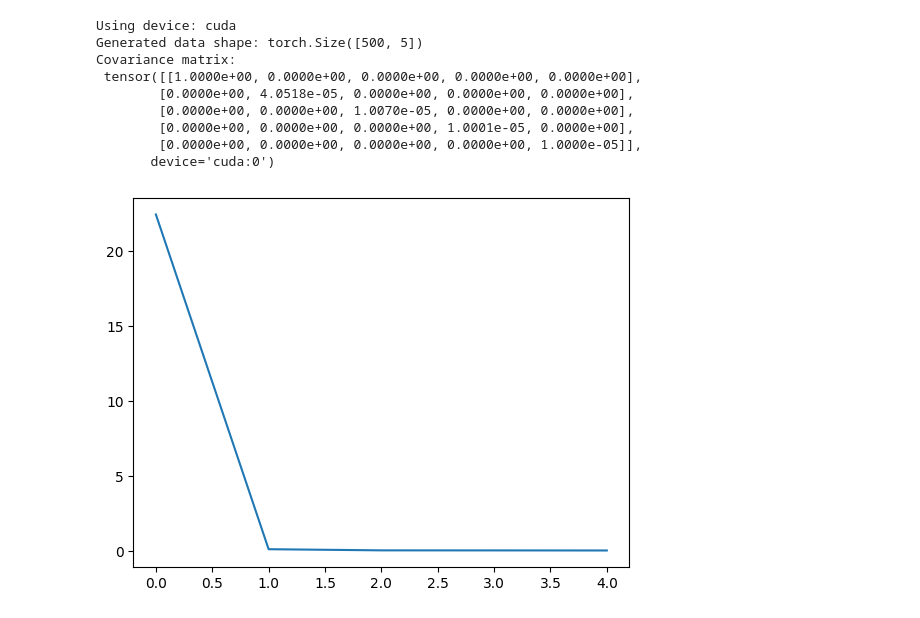
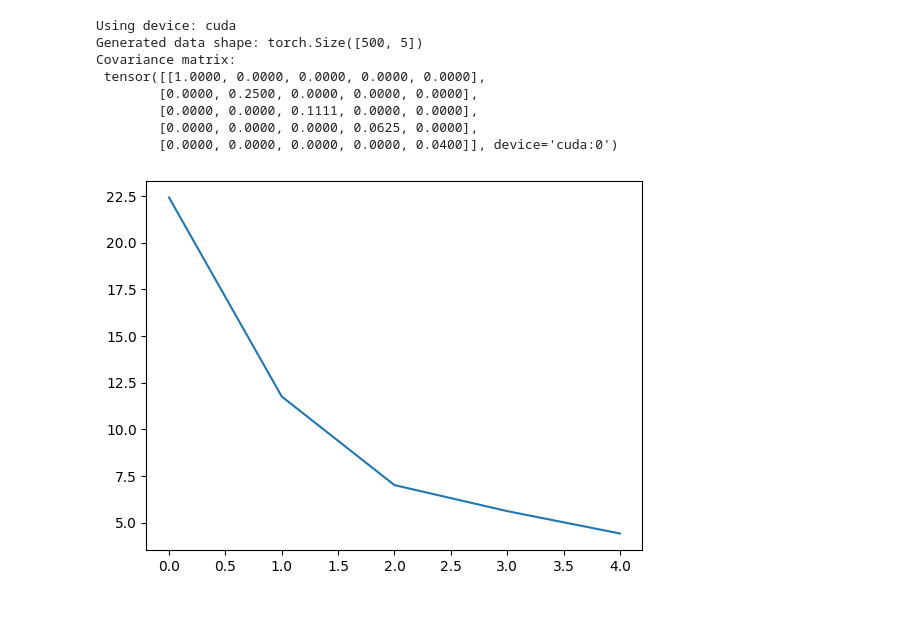
Before and after one commit to RoyRin/ripple_bench, a Jupyter notebook: notebooks/LEACE_explore.ipynb, the cells around one changed output. Saved outputs shown, nothing was run; the diff lists cells and outputs as text; code cells hidden in the pictures.

```diff
--- a/notebooks/LEACE_explore.ipynb
+++ b/notebooks/LEACE_explore.ipynb
@@ -7,64 +14,47 @@ end goal:
 # %%
 import torch
-import torch
+from importlib import reload
+from pathlib import Path
 
-def generate_powerlaw_gaussian_dataset(n_samples, n_features, alpha=2.0, epsilon=1e-5, device=torch.device("cpu"), seed=42):
-    """
-    Generates a Gaussian dataset with a power law diminishing covariance matrix.
+from unlearning.datasets import gaussian
 
-    """
+BASE_DIR = Path("/n/home04/rrinberg/data_dir__sneel/Lab/rrinberg/results")
 
-    # Set the random seed for reproducibility
-    torch.manual_seed(seed)
 
-    # Create a vector of variances that decay with power law.
-    # Variance for feature i: 1/(i+1)^alpha + epsilon
-    indices = torch.arange(1, n_features + 1, dtype=torch.float32, device=device)
-    variances = 1.0 / (indices ** alpha) + epsilon
 
-    # Build the diagonal covariance matrix
-    cov_matrix = torch.diag(variances)
 
-    # Define the zero mean for all features
-    mean = torch.zeros(n_features, device=device)
-
-    # Create the multivariate normal distribution and sample data
-    distribution = torch.distributions.MultivariateNormal(mean, covariance_matrix=cov_matrix)
-    data = distribution.sample((n_samples,))
-
-    return data, cov_matrix
 # Example usage:
 device = torch.device("cuda" if torch.cuda.is_available() else "cpu")
 print("Using device:", device)
 
 n_samples = 500
+
 n_features = 5
-alpha = 15  # Adjust alpha to change the rate of decay
+alpha = 2  # Adjust alpha to change the rate of decay
 
 # Generate the dataset and obtain the covariance matrix used
-data, cov_matrix = generate_powerlaw_gaussian_dataset(n_samples, n_features, alpha=alpha, device=device)
+data, cov_matrix = gaussian.generate_powerlaw_gaussian_dataset(n_samples, n_features, alpha=alpha, device=device, mean = 2.)
 
 print("Generated data shape:", data.shape)
 print("Covariance matrix:\n", cov_matrix)
 
 # Compute the empirical covariance matrix of the generated data for verification
 data_centered = data - data.mean(dim=0, keepdim=True)
 emp_cov = torch.mm(data_centered.t(), data_centered) / (n_samples - 1)
 
 # Print the empirical covariance matrix
 U, S, V = torch.svd(data_centered)
 # plot S
 import matplotlib.pyplot as plt
 plt.plot(S.cpu().numpy())
 plt.show()
 # %% [output]
 Using device: cuda
 Generated data shape: torch.Size([500, 5])
 Covariance matrix:
- tensor([[1.0000e+00, 0.0000e+00, 0.0000e+00, 0.0000e+00, 0.0000e+00],
-        [0.0000e+00, 4.0518e-05, 0.0000e+00, 0.0000e+00, 0.0000e+00],
-        [0.0000e+00, 0.0000e+00, 1.0070e-05, 0.0000e+00, 0.0000e+00],
-        [0.0000e+00, 0.0000e+00, 0.0000e+00, 1.0001e-05, 0.0000e+00],
-        [0.0000e+00, 0.0000e+00, 0.0000e+00, 0.0000e+00, 1.0000e-05]],
-       device='cuda:0')
+ tensor([[1.0000, 0.0000, 0.0000, 0.0000, 0.0000],
+        [0.0000, 0.2500, 0.0000, 0.0000, 0.0000],
+        [0.0000, 0.0000, 0.1111, 0.0000, 0.0000],
+        [0.0000, 0.0000, 0.0000, 0.0625, 0.0000],
+        [0.0000, 0.0000, 0.0000, 0.0000, 0.0400]], device='cuda:0')
-[figure, old version]
+[figure, new version]
```
Also changed, not shown: parts of 12 cells of this notebook, 7 other files.
